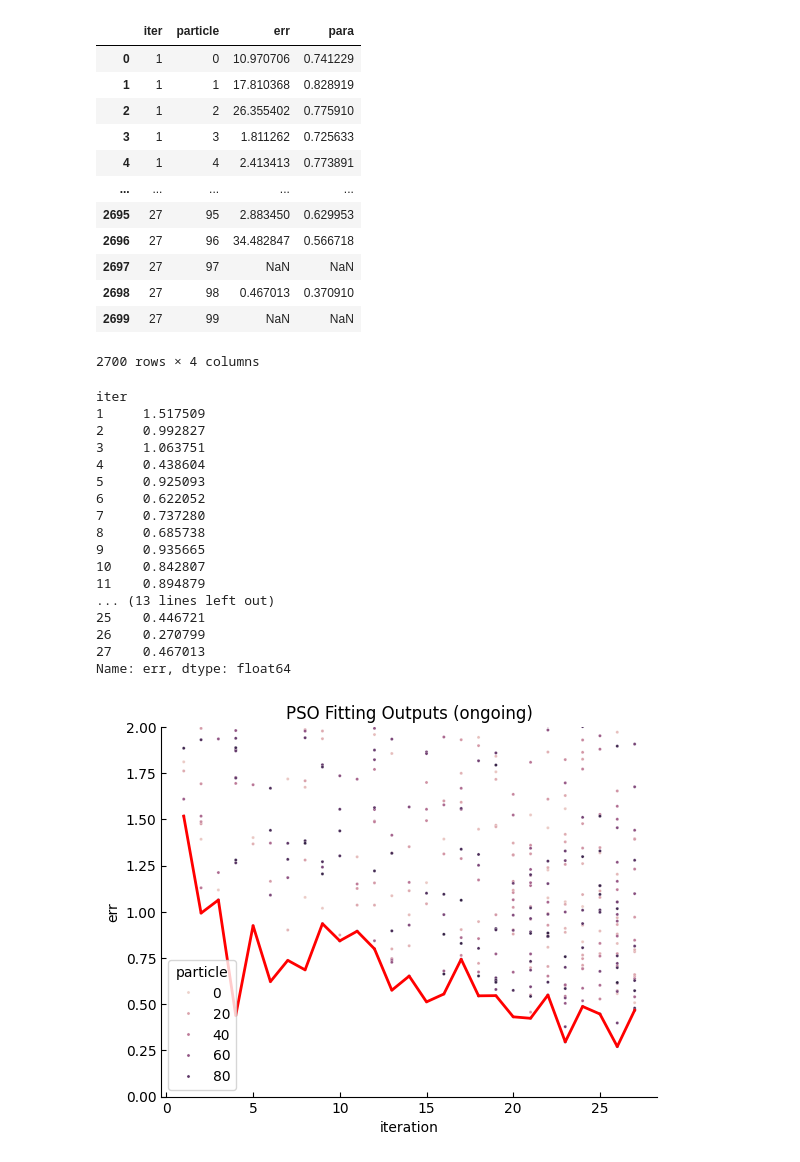
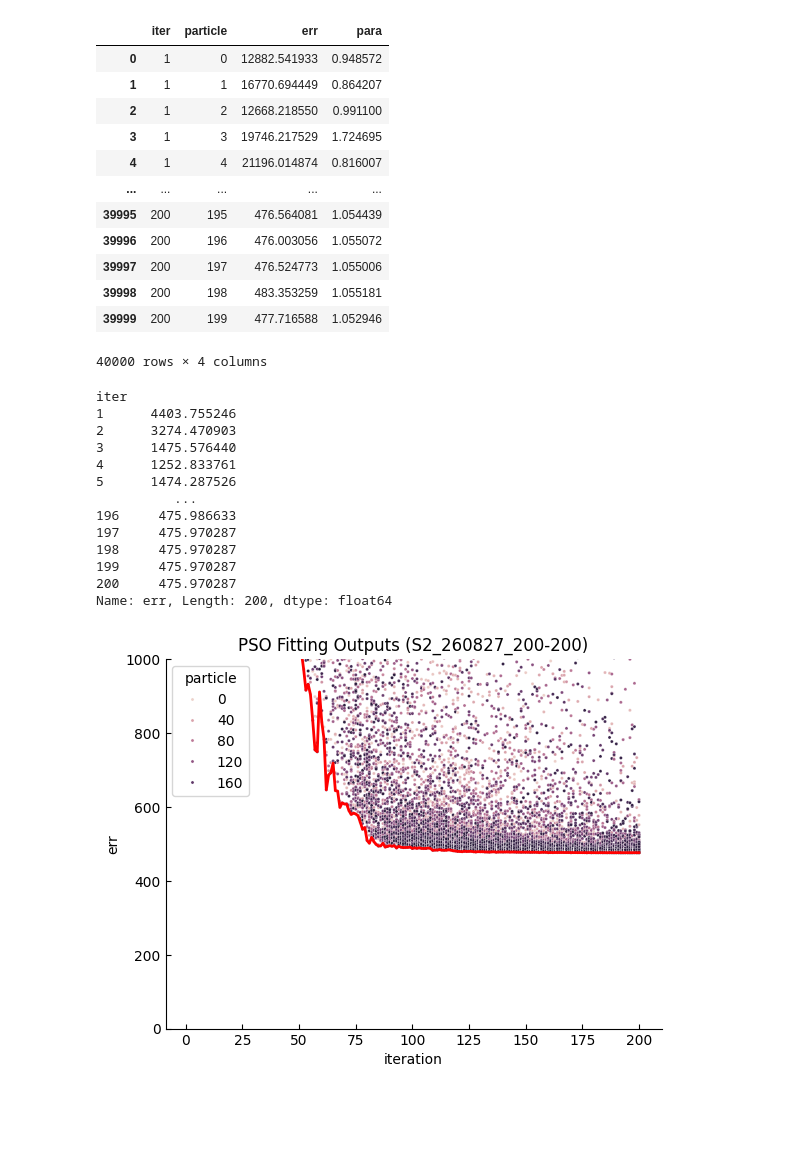
Before and after one commit to pennmem/CMR-IA, a Jupyter notebook: Modeling/fitting/check_fit.ipynb, the cells around one changed output. Cells and saved outputs as stored; diff of their text form; code cells hidden in the pictures; blank space fills up the shorter version.

```diff
--- a/Modeling/fitting/check_fit.ipynb
+++ b/Modeling/fitting/check_fit.ipynb
@@ -12,8 +16,6 @@ from CMR_IA.fitting import make_boundary
 # Choose which fit to inspect:
 #   "ongoing" -> the live fit currently writing to outfiles/
 #   "<name>"  -> a past fit saved under past_fits/ (listed below)
-FIT_SOURCE = "ongoing"
-SIMU_NAME = "5"  # simulation id, used to label the fitted parameters
-PARAM_IDX = 3    # which fitted parameter to track
-
-print("Available past fits:", sorted(os.listdir("past_fits")))
+FIT_SOURCE = "S2_260827_200-200"  # "6a_260816_100-50"
+SIMU_NAME = "S2"  # simulation id, used to label the fitted parameters
+PARAM_IDX = 7    # which fitted parameter to track
@@ -69,55 +69,51 @@ pso_df = pd.DataFrame(rows)
 pso_df
 # %% [output]
 |  | iter | particle | err | para |
-| 0 | 1 | 0 | 10.970706 | 0.741229 |
-| 1 | 1 | 1 | 17.810368 | 0.828919 |
-| 2 | 1 | 2 | 26.355402 | 0.775910 |
-| 3 | 1 | 3 | 1.811262 | 0.725633 |
-| 4 | 1 | 4 | 2.413413 | 0.773891 |
+| 0 | 1 | 0 | 12882.541933 | 0.948572 |
+| 1 | 1 | 1 | 16770.694449 | 0.864207 |
+| 2 | 1 | 2 | 12668.218550 | 0.991100 |
+| 3 | 1 | 3 | 19746.217529 | 1.724695 |
+| 4 | 1 | 4 | 21196.014874 | 0.816007 |
 | ... | ... | ... | ... | ... |
-| 2695 | 27 | 95 | 2.883450 | 0.629953 |
-| 2696 | 27 | 96 | 34.482847 | 0.566718 |
-| 2697 | 27 | 97 | NaN | NaN |
-| 2698 | 27 | 98 | 0.467013 | 0.370910 |
-| 2699 | 27 | 99 | NaN | NaN |
+| 39995 | 200 | 195 | 476.564081 | 1.054439 |
+| 39996 | 200 | 196 | 476.003056 | 1.055072 |
+| 39997 | 200 | 197 | 476.524773 | 1.055006 |
+| 39998 | 200 | 198 | 483.353259 | 1.055181 |
+| 39999 | 200 | 199 | 477.716588 | 1.052946 |
-2700 rows × 4 columns
+40000 rows × 4 columns
 # %%
 pso_df["iter"] = pd.to_numeric(pso_df["iter"])
 pso_df.groupby("iter").err.min()
 # %% [output]
 iter
-1     1.517509
-2     0.992827
-3     1.063751
-4     0.438604
-5     0.925093
-6     0.622052
-7     0.737280
-8     0.685738
-9     0.935665
-10    0.842807
-11    0.894879
-... (13 lines left out)
-25    0.446721
-26    0.270799
-27    0.467013
-Name: err, dtype: float64
+1      4403.755246
+2      3274.470903
+3      1475.576440
+4      1252.833761
+5      1474.287526
+          ...
+196     475.986633
+197     475.970287
+198     475.970287
+199     475.970287
+200     475.970287
+Name: err, Length: 200, dtype: float64
 # %%
 fig, ax = plt.subplots()
 ax.spines[["right", "top"]].set_visible(False)
 ax.tick_params(axis="y", direction="in")
 ax.tick_params(axis="x", direction="in")
 
 sns.scatterplot(data=pso_df, x="iter", y="err", hue="particle", s=5)
 plt.plot(pso_df.groupby("iter").err.min(), lw=2, color="r")
 plt.ylabel("err")
 plt.xlabel("iteration")
-plt.ylim([0, 2])
+plt.ylim([0, 1000])
 # ax.legend().set_visible(False)
 plt.title(f"PSO Fitting Outputs ({FIT_SOURCE})")
 plt.show()
 # %% [output]
-[figure, old version]
+[figure, new version]
 # %%
 fig, ax = plt.subplots()
 ax.spines[["right", "top"]].set_visible(False)
```
Also changed, not shown: parts of 5 cells of this notebook, 37 other files.
